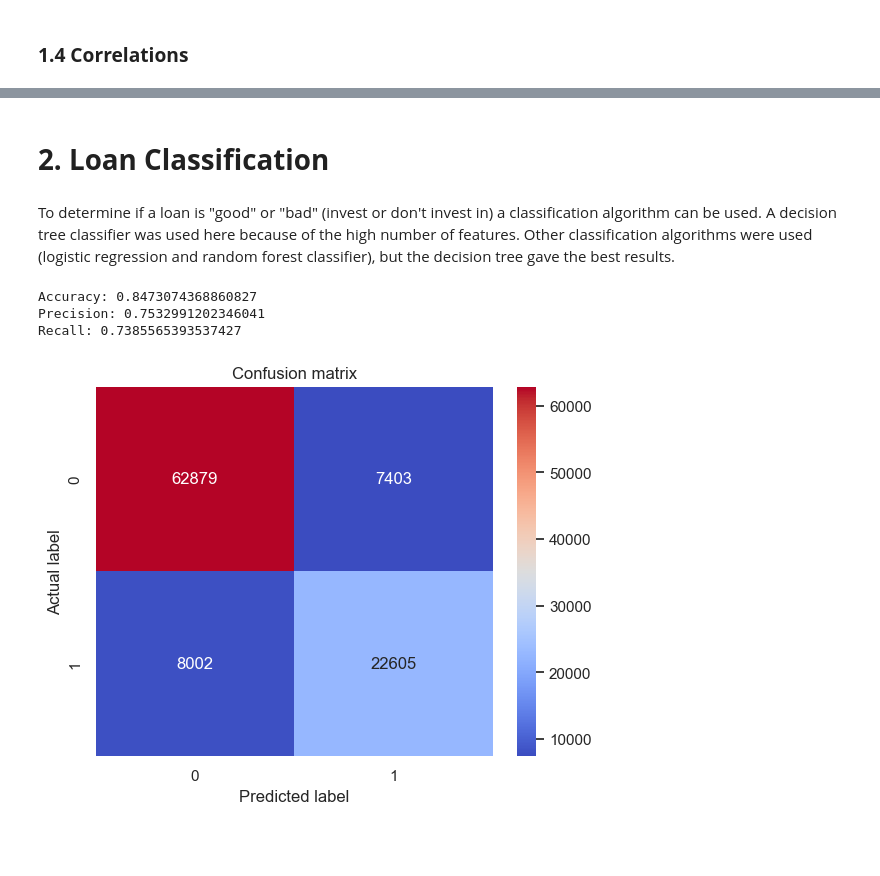
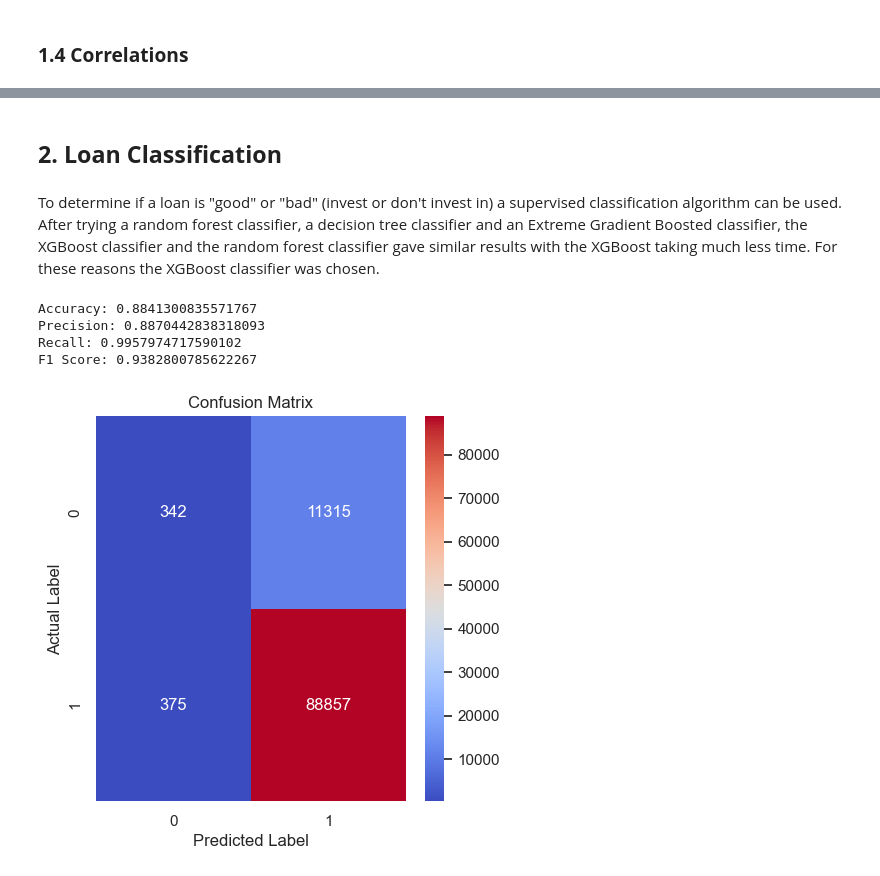
Before and after one commit to skalenjr/Lighthouse-Data-Challenge, a Jupyter notebook: Loans.ipynb, the cells around one changed output, grey strips where cells are left out. Drawn from its saved outputs; the diff is of its cells as text; code cells hidden in the pictures; blank space fills up the shorter version.

Commit message:
Fixed formatting

```diff
--- a/Loans.ipynb
+++ b/Loans.ipynb
@@ -240,10 +237,6 @@ plt.show()
 # %% [markdown]
 ### **1.3 Missing Values**
 # %%
-loans['good_loan'].replace('Bad', 0.0, inplace=True)
-loans['good_loan'].replace('Good', 1.0, inplace=True)
-
-
 def display_missing(df):
     nummissing = 0
     for col in df.columns.tolist():
@@ -302,6 +295,6 @@ The following features contain strings that represent a category in the feature.
 # %%
-make_dummies = ['home_ownership', 'loan_status', 'purpose', 'application_type']
-before = loans.shape[1]
-loans = pd.get_dummies(loans, columns=make_dummies)
-print('Number of new columns = ' + str(loans.shape[1] - before))
+categories = ['home_ownership', 'purpose', 'application_type']
+before = loans2.shape[1]
+loans2 = pd.get_dummies(loans2, columns=categories)
+print('Number of new columns = ' + str(loans2.shape[1] - before))
 # %% [output]
@@ -319,35 +312,36 @@ plt.show()
 # %% [markdown]
-# **2. Loan Classification**
+## **2. Loan Classification**
 # %% [markdown]
-To determine if a loan is "good" or "bad" (invest or don't invest in) a classification algorithm can be used. A decision tree classifier was used here because of the high number of features. Other classification algorithms were used (logistic regression and random forest classifier), but the decision tree gave the best results.
+To determine if a loan is "good" or "bad" (invest or don't invest in) a supervised classification algorithm can be used. After trying a random forest classifier, a decision tree classifier and an Extreme Gradient Boosted classifier, the XGBoost classifier and the random forest classifier gave similar results with the XGBoost taking much less time. For these reasons the XGBoost classifier was chosen.
 # %%
 y = loans2['good_loan']
-drop_cols = ['good_loan', 'emp_title', 'addr_state', 'year', 'quarter', 'earliest_cr_line', 'sec_app_earliest_cr_line']
-X = loans2.drop(columns=drop_cols)
-X = X.drop(columns=make_dummies)
+drop_cols = ['good_loan', 'emp_title', 'addr_state', 'earliest_cr_line', 'sec_app_earliest_cr_line', 'loan_finished', 'loan_status']
+X = loans2.drop(drop_cols, axis=1)
 
 X_train, X_test, y_train, y_test = train_test_split(X, y, test_size=0.25, random_state=0)
-
-clf = DecisionTreeClassifier(random_state=0).fit(X_train, y_train)
-y_pred = clf.predict(X_test)
+# %%
+xgbclf = XGBClassifier().fit(X_train, y_train)
+y_pred = xgbclf.predict(X_test)
 # %%
 print("Accuracy: {}".format(metrics.accuracy_score(y_test, y_pred)))
 print("Precision: {}".format(metrics.precision_score(y_test, y_pred)))
-print("Recall: {}\n".format(metrics.recall_score(y_test, y_pred)))
+print("Recall: {}".format(metrics.recall_score(y_test, y_pred)))
+print("F1 Score: {}".format(metrics.f1_score(y_test, y_pred)))
 
 cnf_matrix = metrics.confusion_matrix(y_test, y_pred)
 classes=[0,1]
-fig, ax = plt.subplots()
+fig, ax = plt.subplots(figsize=(5, 5))
 tick_marks = np.arange(len(classes))
 plt.xticks(tick_marks, classes)
 plt.yticks(tick_marks, classes)
 sns.heatmap(pd.DataFrame(cnf_matrix), annot=True, cmap="coolwarm" ,fmt='g')
-plt.title('Confusion matrix')
-plt.ylabel('Actual label')
-plt.xlabel('Predicted label')
+plt.title('Confusion Matrix')
+plt.ylabel('Actual Label')
+plt.xlabel('Predicted Label')
 plt.show()
 # %% [output]
-Accuracy: 0.8473074368860827
-Precision: 0.7532991202346041
-Recall: 0.7385565393537427
+Accuracy: 0.8841300835571767
+Precision: 0.8870442838318093
+Recall: 0.9957974717590102
+F1 Score: 0.9382800785622267
-[figure, old version]
+[figure, new version]
```
Also changed, not shown: parts of 10 cells of this notebook.
